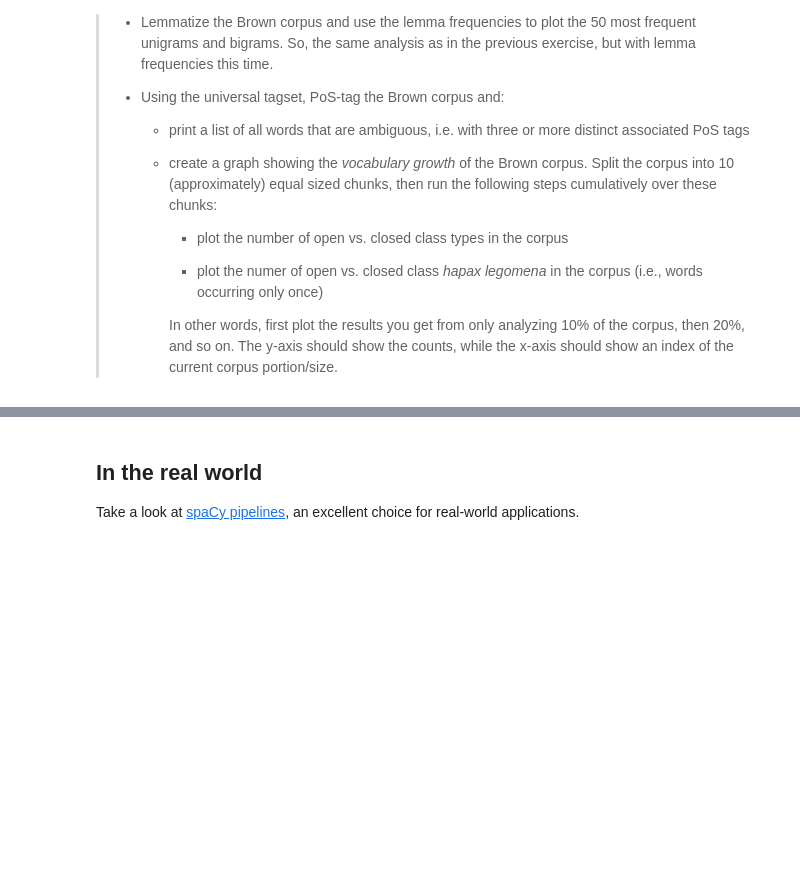
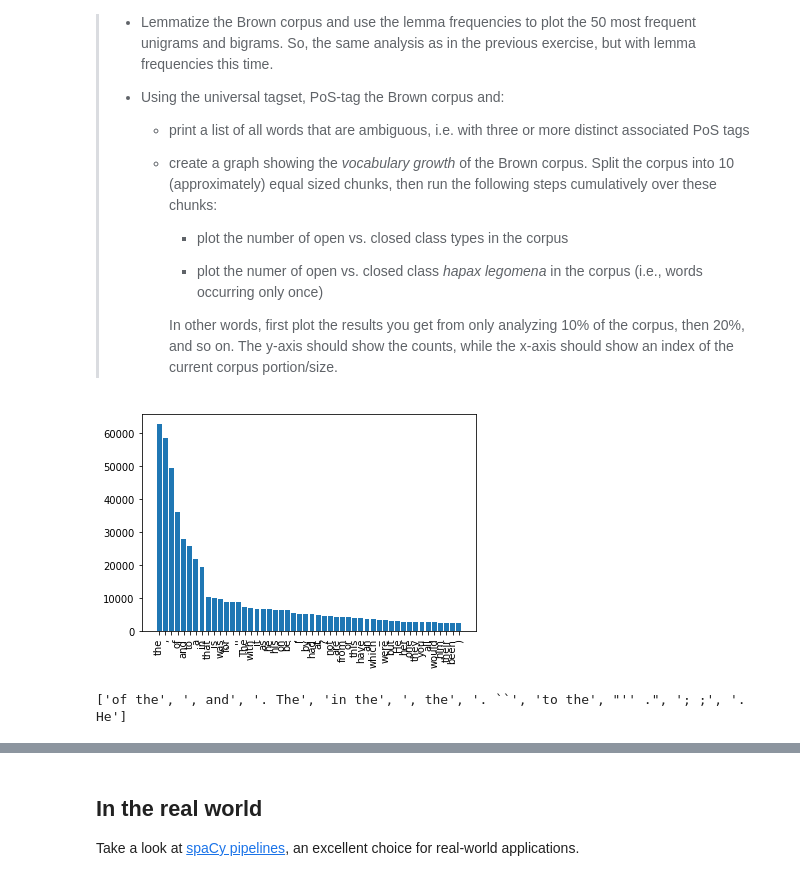
Before and after one commit to ccard1002/AUC_TMCI_2022, a Jupyter notebook: notebooks/2_NLP_pipelines.ipynb, the cells around one changed output, grey strips where cells are left out. Drawn from its saved outputs; the diff is of its cells as text; code cells hidden in the pictures; blank space fills up the shorter version.

```diff
--- a/notebooks/2_NLP_pipelines.ipynb
+++ b/notebooks/2_NLP_pipelines.ipynb
@@ -963,3 +963,18 @@ VERB  ADV  ADP  ADJ    .  PRT
 >     - plot the numer of open vs. closed class *hapax legomena* in the corpus (i.e., words occurring only once)
 >
 >     In other words, first plot the results you get from only analyzing 10% of the corpus, then 20%, and so on. The y-axis should show the counts, while the x-axis should show an index of the current corpus portion/size.
+# %%
+import nltk
+corpus = nltk.corpus.brown.words()
+unigrams = nltk.FreqDist(corpus).most_common(50)
+bigrams = nltk.FreqDist(nltk.bigrams(corpus)).most_common(50)
+# %%
+import matplotlib.pyplot as plt
+x_val = [x[0] for x in unigrams]
+y_val = [x[1] for x in unigrams]
+# %%
+plt.bar(x_val,y_val,align='center')
+plt.xticks(rotation='vertical')
+plt.show()
+# %% [output]
+[figure, added]
@@ -965,0 +984,4 @@ VERB  ADV  ADP  ADJ    .  PRT
+# %%
+x_val_b = [" ".join(x) for x in x_val_b]
+# %% [output]
+['of the', ', and', '. The', 'in the', ', the', '. ``', 'to the', "'' .", '; ;', '. He']
```
Also changed, not shown: parts of 2 cells of this notebook.
